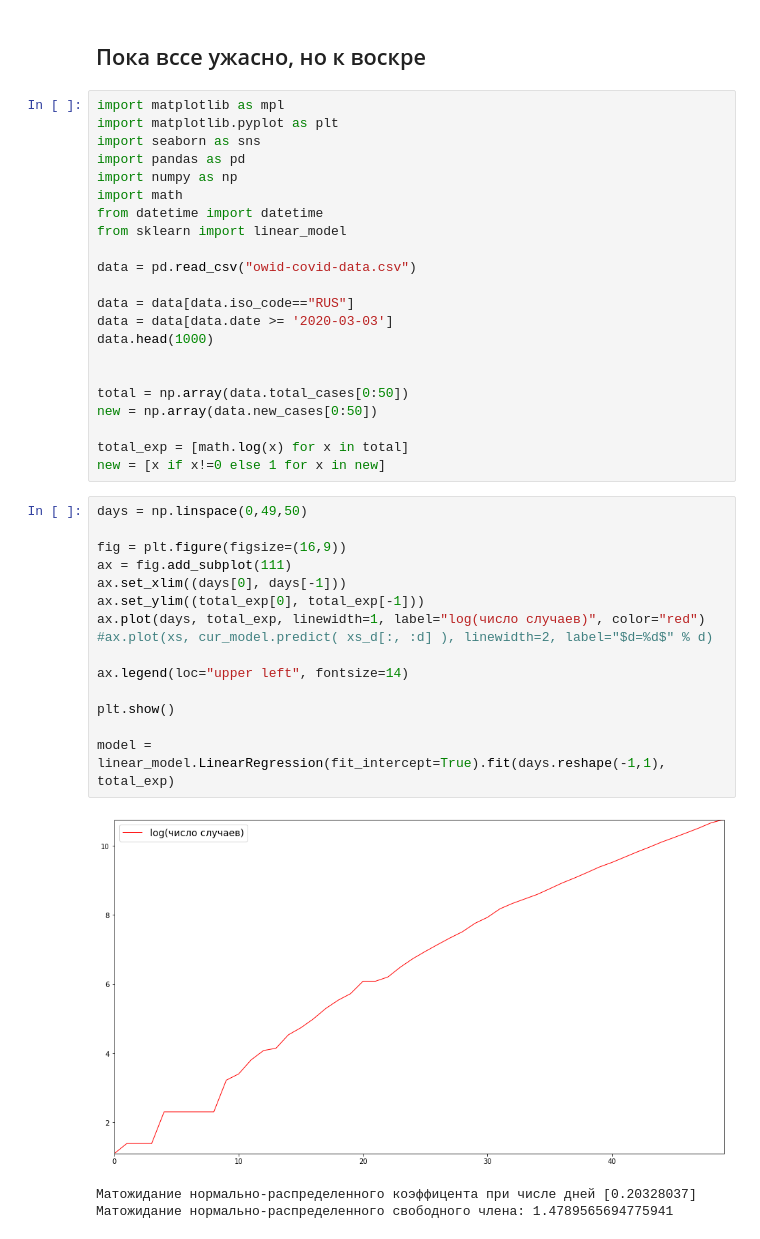
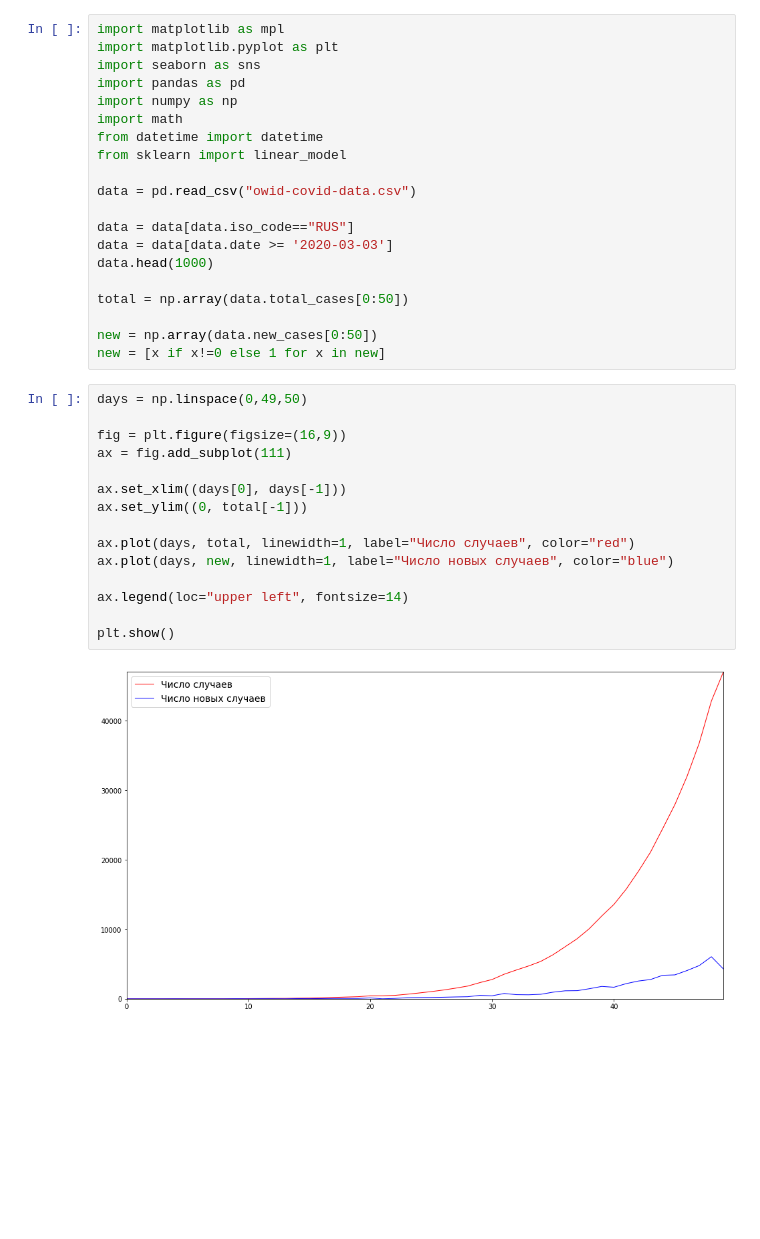
Before and after one commit to OlegPozovnoy/MailRuMLHomeworks, a Jupyter notebook: HW2/hw2.ipynb, the cells around one changed output. Saved outputs shown, nothing was run; the diff lists cells and outputs as text; blank space fills up the shorter version.

```diff
--- a/HW2/hw2.ipynb
+++ b/HW2/hw2.ipynb
@@ -1,5 +1,3 @@
-# %% [markdown]
-## Пока вссе ужасно, но к воскре
 # %%
 import matplotlib as mpl
 import matplotlib.pyplot as plt
@@ -16,28 +14,24 @@ data = data[data.iso_code=="RUS"]
 data = data[data.date >= '2020-03-03']
 data.head(1000)
 
+total = np.array(data.total_cases[0:50])
 
-total = np.array(data.total_cases[0:50])
 new = np.array(data.new_cases[0:50])
-
-total_exp = [math.log(x) for x in total]
 new = [x if x!=0 else 1 for x in new]
 # %%
 days = np.linspace(0,49,50)
 
 fig = plt.figure(figsize=(16,9))
 ax = fig.add_subplot(111)
+
 ax.set_xlim((days[0], days[-1]))
-ax.set_ylim((total_exp[0], total_exp[-1]))
-ax.plot(days, total_exp, linewidth=1, label="log(число случаев)", color="red")
-#ax.plot(xs, cur_model.predict( xs_d[:, :d] ), linewidth=2, label="$d=%d$" % d)
+ax.set_ylim((0, total[-1]))
+
+ax.plot(days, total, linewidth=1, label="Число случаев", color="red")
+ax.plot(days, new, linewidth=1, label="Число новых случаев", color="blue")
 
 ax.legend(loc="upper left", fontsize=14)
 
 plt.show()
-
-model = linear_model.LinearRegression(fit_intercept=True).fit(days.reshape(-1,1), total_exp)
 # %% [output]
-[figure, old version]
+[figure, new version]
-Матожидание нормально-распределенного коэффицента при числе дней [0.20328037]
-Матожидание нормально-распределенного свободного члена: 1.4789565694775941
```
Also changed, not shown: parts of 23 cells of this notebook.
